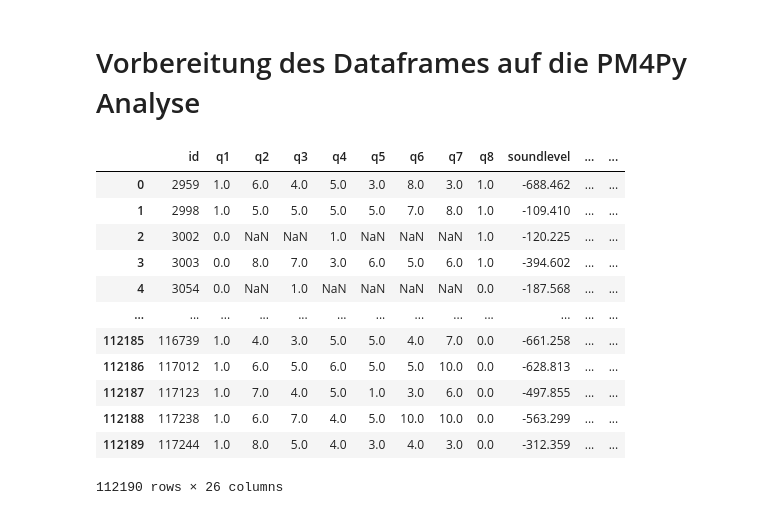
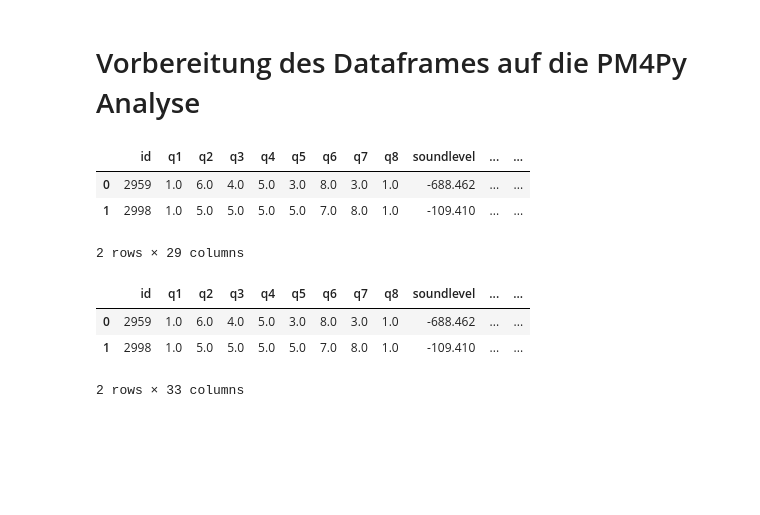
Before and after one commit to berielias-cpu/MasterArbeit, a Jupyter notebook: Masterarbeit/01_EDA_V2.1.ipynb, the cells around one changed output. Cells and saved outputs as stored; diff of their text form; code cells hidden in the pictures; blank space fills up the shorter version.

```diff
--- a/Masterarbeit/01_EDA_V2.1.ipynb
+++ b/Masterarbeit/01_EDA_V2.1.ipynb
@@ -275,16 +259,7 @@ df["state_with_tinnitus"] = (df["concept:name"] + "_" + df["q1"].astype(str))
-# %%
-df
-# %% [output]
-|  | id | q1 | q2 | q3 | q4 | q5 | q6 | q7 | q8 | soundlevel | ... | ... |
-| 0 | 2959 | 1.0 | 6.0 | 4.0 | 5.0 | 3.0 | 8.0 | 3.0 | 1.0 | -688.462 | ... | ... |
-| 1 | 2998 | 1.0 | 5.0 | 5.0 | 5.0 | 5.0 | 7.0 | 8.0 | 1.0 | -109.410 | ... | ... |
-| 2 | 3002 | 0.0 | NaN | NaN | 1.0 | NaN | NaN | NaN | 1.0 | -120.225 | ... | ... |
-| 3 | 3003 | 0.0 | 8.0 | 7.0 | 3.0 | 6.0 | 5.0 | 6.0 | 1.0 | -394.602 | ... | ... |
-| 4 | 3054 | 0.0 | NaN | 1.0 | NaN | NaN | NaN | NaN | 0.0 | -187.568 | ... | ... |
-| ... | ... | ... | ... | ... | ... | ... | ... | ... | ... | ... | ... | ... |
-| 112185 | 116739 | 1.0 | 4.0 | 3.0 | 5.0 | 5.0 | 4.0 | 7.0 | 0.0 | -661.258 | ... | ... |
-| 112186 | 117012 | 1.0 | 6.0 | 5.0 | 6.0 | 5.0 | 5.0 | 10.0 | 0.0 | -628.813 | ... | ... |
-| 112187 | 117123 | 1.0 | 7.0 | 4.0 | 5.0 | 1.0 | 3.0 | 6.0 | 0.0 | -497.855 | ... | ... |
-| 112188 | 117238 | 1.0 | 6.0 | 7.0 | 4.0 | 5.0 | 10.0 | 10.0 | 0.0 | -563.299 | ... | ... |
-| 112189 | 117244 | 1.0 | 8.0 | 5.0 | 4.0 | 3.0 | 4.0 | 3.0 | 0.0 | -312.359 | ... | ... |
-112190 rows × 26 columns
+# %%
+df.head(2)
+# %% [output]
+|  | id | q1 | q2 | q3 | q4 | q5 | q6 | q7 | q8 | soundlevel | ... | ... |
+| 0 | 2959 | 1.0 | 6.0 | 4.0 | 5.0 | 3.0 | 8.0 | 3.0 | 1.0 | -688.462 | ... | ... |
+| 1 | 2998 | 1.0 | 5.0 | 5.0 | 5.0 | 5.0 | 7.0 | 8.0 | 1.0 | -109.410 | ... | ... |
+2 rows × 29 columns
@@ -291,3 +284,10 @@ df
+# %%
+df.head(2)
+# %% [output]
+|  | id | q1 | q2 | q3 | q4 | q5 | q6 | q7 | q8 | soundlevel | ... | ... |
+| 0 | 2959 | 1.0 | 6.0 | 4.0 | 5.0 | 3.0 | 8.0 | 3.0 | 1.0 | -688.462 | ... | ... |
+| 1 | 2998 | 1.0 | 5.0 | 5.0 | 5.0 | 5.0 | 7.0 | 8.0 | 1.0 | -109.410 | ... | ... |
+2 rows × 33 columns
 # %%
 # Case = Patient
 df_event = df.rename(columns={
```
Also changed, not shown: parts of 11 cells of this notebook, 6 other files.
